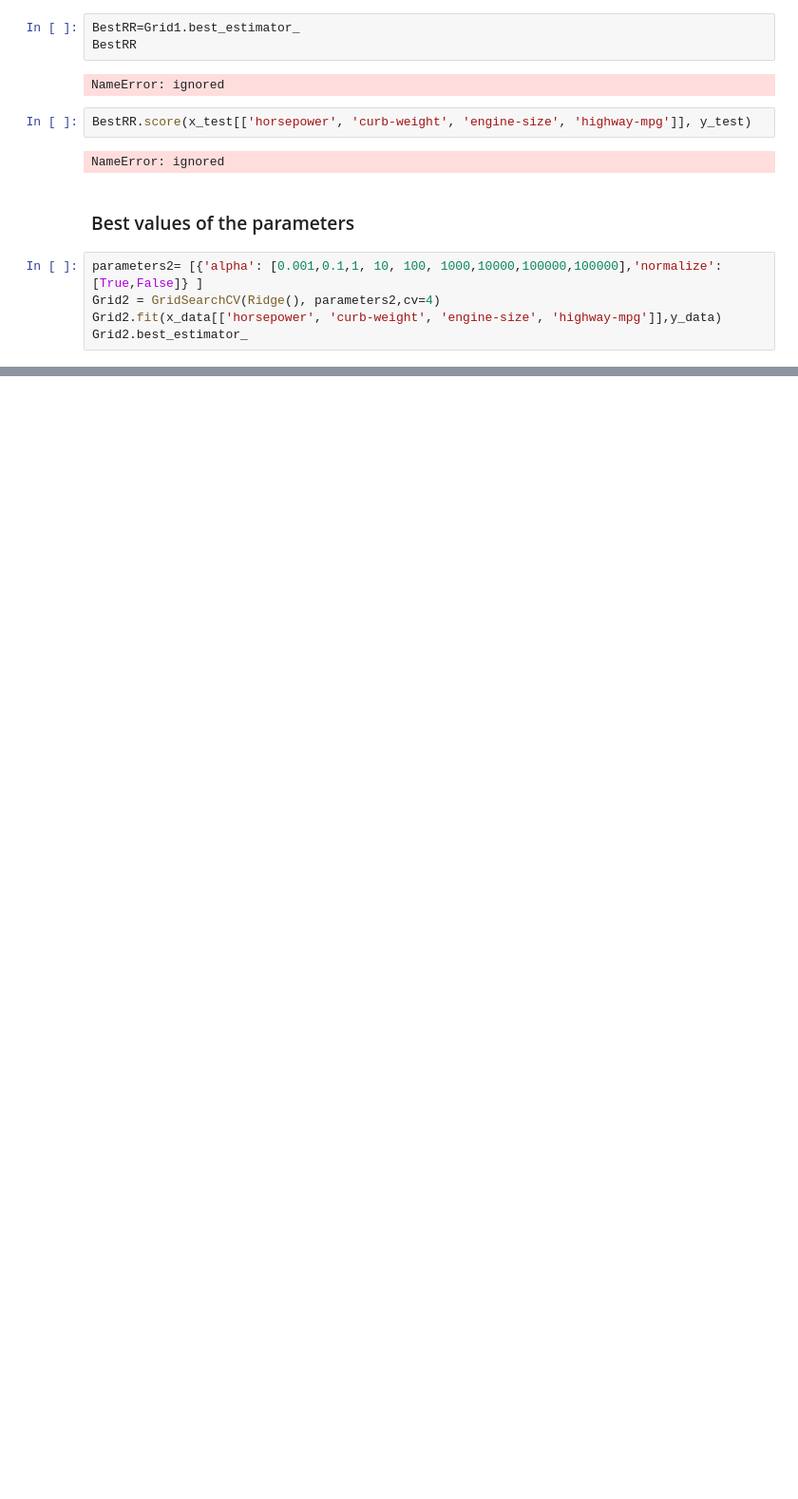
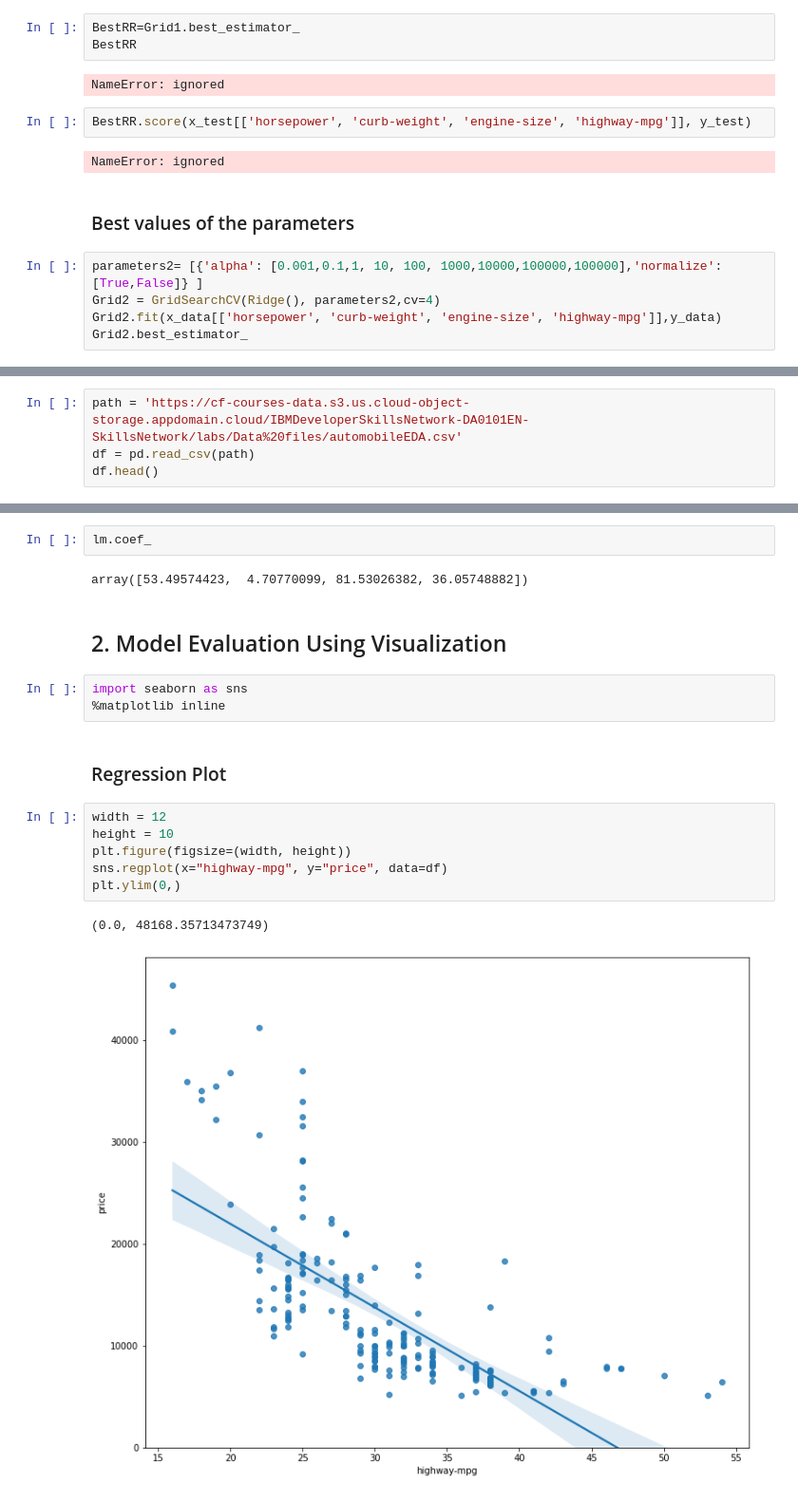
Before and after one commit to JuditGonzalez/Project-2, a Jupyter notebook: Project_3.ipynb, the cells around one changed output, grey strips where cells are left out. Shown: that part at 95% size. Saved outputs shown, nothing was run; the diff lists cells and outputs as text; blank space fills up the shorter version.

```diff
--- a/Project_3.ipynb
+++ b/Project_3.ipynb
@@ -396,0 +387,4 @@ Grid2.best_estimator_
+# %%
+path = 'https://cf-courses-data.s3.us.cloud-object-storage.appdomain.cloud/IBMDeveloperSkillsNetwork-DA0101EN-SkillsNetwork/labs/Data%20files/automobileEDA.csv'
+df = pd.read_csv(path)
+df.head()
@@ -396,0 +441,20 @@ Grid2.best_estimator_
+# %%
+lm.coef_
+# %% [output]
+array([53.49574423,  4.70770099, 81.53026382, 36.05748882])
+# %% [markdown]
+<h2>2. Model Evaluation Using Visualization</h2>
+# %%
+import seaborn as sns
+%matplotlib inline
+# %% [markdown]
+<h3>Regression Plot</h3>
+# %%
+width = 12
+height = 10
+plt.figure(figsize=(width, height))
+sns.regplot(x="highway-mpg", y="price", data=df)
+plt.ylim(0,)
+# %% [output]
+(0.0, 48168.35713473749)
+[figure, added]
```
Also changed, not shown: parts of 82 cells of this notebook.
